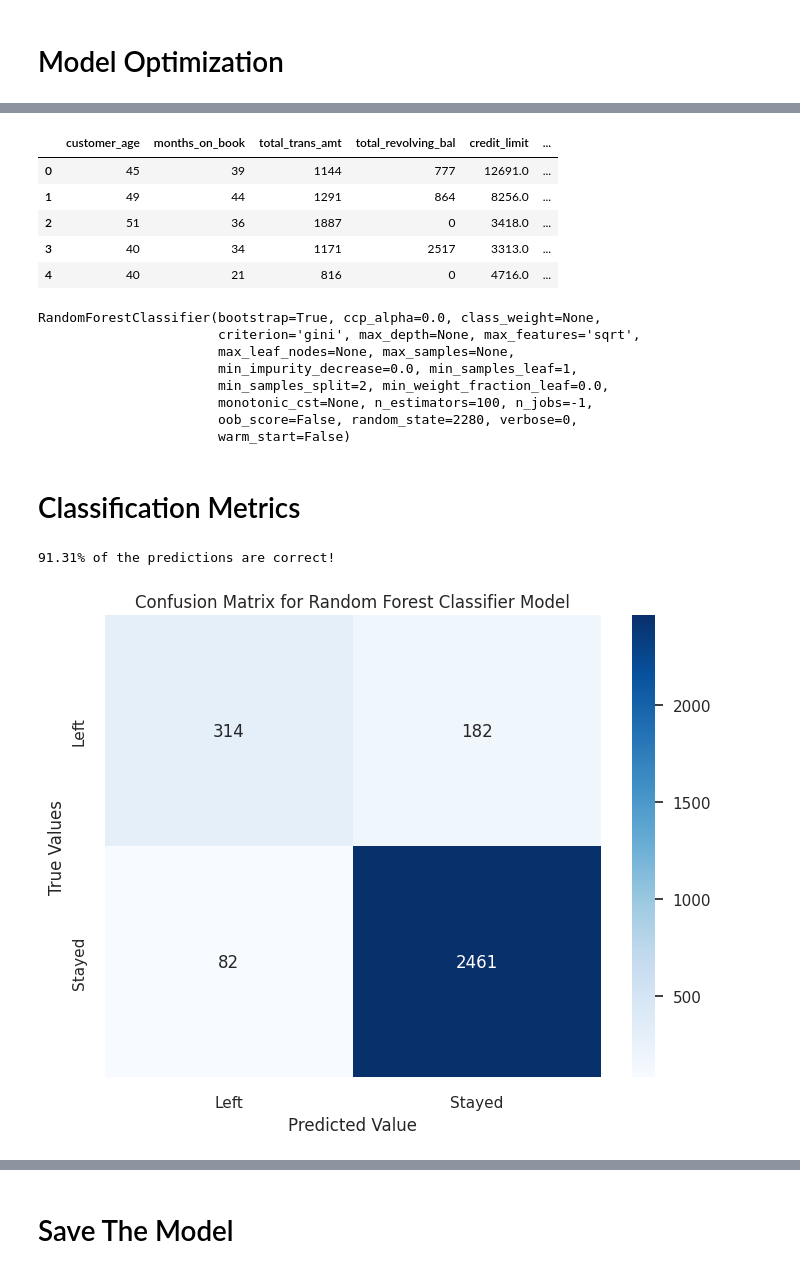
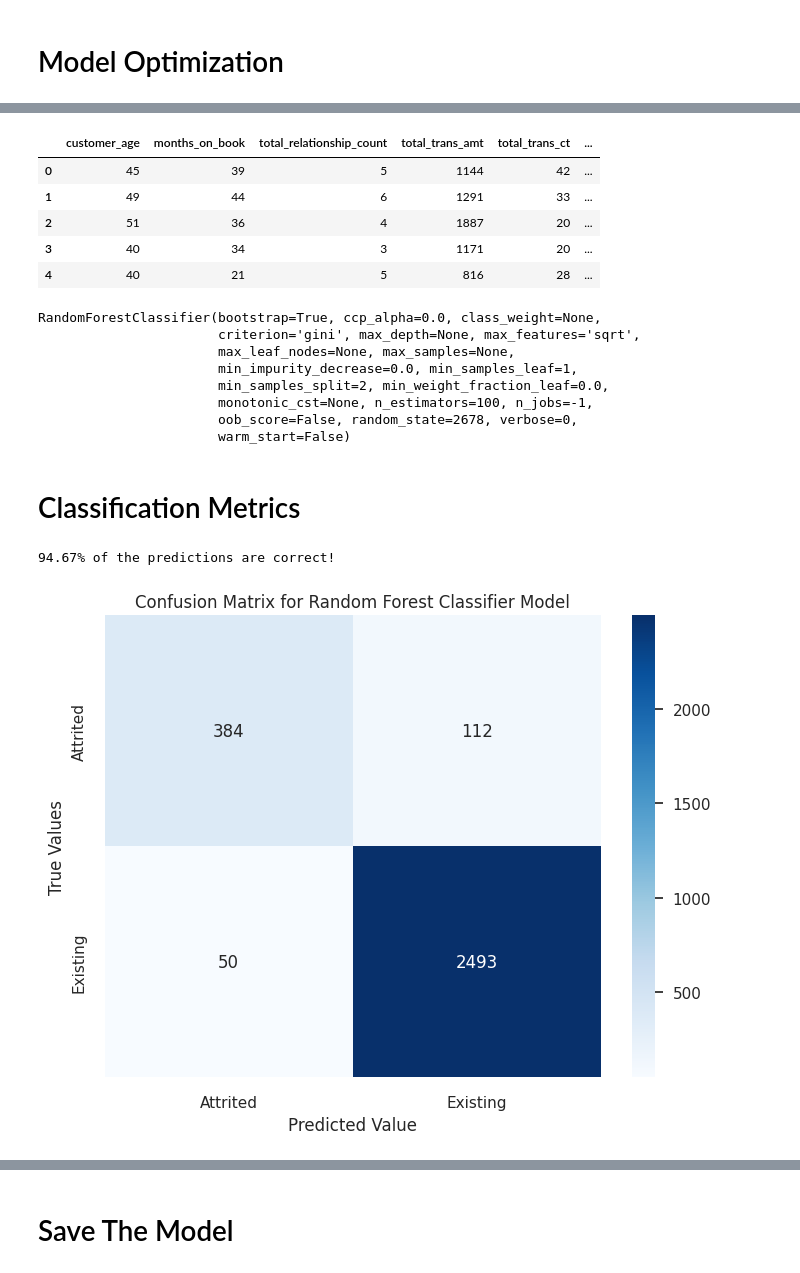
Before and after one commit to kazirshahria/bank-customer-churn, a Jupyter notebook: mlds_project.ipynb, the cells around one changed output, grey strips where cells are left out. Saved outputs shown, nothing was run; the diff lists cells and outputs as text; code cells hidden in the pictures.

```diff
--- a/mlds_project.ipynb
+++ b/mlds_project.ipynb
@@ -412,14 +424,14 @@ sns.barplot(data=important_features, x="score", y="feature");
 # %%
-features_to_use = ["customer_age", "months_on_book", "total_trans_amt", "total_revolving_bal", "credit_limit", "avg_utilization_ratio"]
+features_to_use = ["customer_age", "months_on_book", "total_relationship_count", "total_trans_amt", "total_trans_ct", "total_revolving_bal", "credit_limit", "avg_utilization_ratio"]
 X = X[features_to_use]
 X.head()
 # %% [output]
-|  | customer_age | months_on_book | total_trans_amt | total_revolving_bal | credit_limit | ... |
-| 0 | 45 | 39 | 1144 | 777 | 12691.0 | ... |
-| 1 | 49 | 44 | 1291 | 864 | 8256.0 | ... |
-| 2 | 51 | 36 | 1887 | 0 | 3418.0 | ... |
-| 3 | 40 | 34 | 1171 | 2517 | 3313.0 | ... |
-| 4 | 40 | 21 | 816 | 0 | 4716.0 | ... |
+|  | customer_age | months_on_book | total_relationship_count | total_trans_amt | total_trans_ct | ... |
+| 0 | 45 | 39 | 5 | 1144 | 42 | ... |
+| 1 | 49 | 44 | 6 | 1291 | 33 | ... |
+| 2 | 51 | 36 | 4 | 1887 | 20 | ... |
+| 3 | 40 | 34 | 3 | 1171 | 20 | ... |
+| 4 | 40 | 21 | 5 | 816 | 28 | ... |
 # %%
 x_train, x_test, y_train, y_test = train_test_split(X, Y, train_size=0.70, random_state=42)
 
@@ -431,7 +443,7 @@ RandomForestClassifier(bootstrap=True, ccp_alpha=0.0, class_weight=None,
                        min_impurity_decrease=0.0, min_samples_leaf=1,
                        min_samples_split=2, min_weight_fraction_leaf=0.0,
                        monotonic_cst=None, n_estimators=100, n_jobs=-1,
-                       oob_score=False, random_state=2280, verbose=0,
+                       oob_score=False, random_state=2678, verbose=0,
                        warm_start=False)
 # %% [markdown]
 # Classification Metrics
@@ -442,24 +454,24 @@ y_pred = rf.predict(x_test)
 score = accuracy_score(y_true=y_test, y_pred=y_pred) * 100
 print(f"{round(score, 2)}% of the predictions are correct!")
 # %% [output]
-91.31% of the predictions are correct!
+94.67% of the predictions are correct!
 # %%
 plt.figure(figsize=(8, 6))
 
 matrix = confusion_matrix(y_test, y_pred)
 
 plt.title("Confusion Matrix for Random Forest Classifier Model")
 sns.heatmap(matrix, annot=True, fmt="d", cmap="Blues")
 
-new_labels = ["Left", "Stayed"]
+new_labels = ["Attrited", "Existing"]
 class_labels = [0.5, 1.5]
 plt.xticks(class_labels, new_labels)
 plt.yticks(class_labels, new_labels)
 plt.ylabel("True Values")
 plt.xlabel("Predicted Value")
 plt.show()
 # %% [output]
-[figure, old version]
+[figure, new version]
 # %%
 report = classification_report(y_true=y_test, y_pred=y_pred)
 print(report)
```
Also changed, not shown: parts of 8 cells of this notebook.
